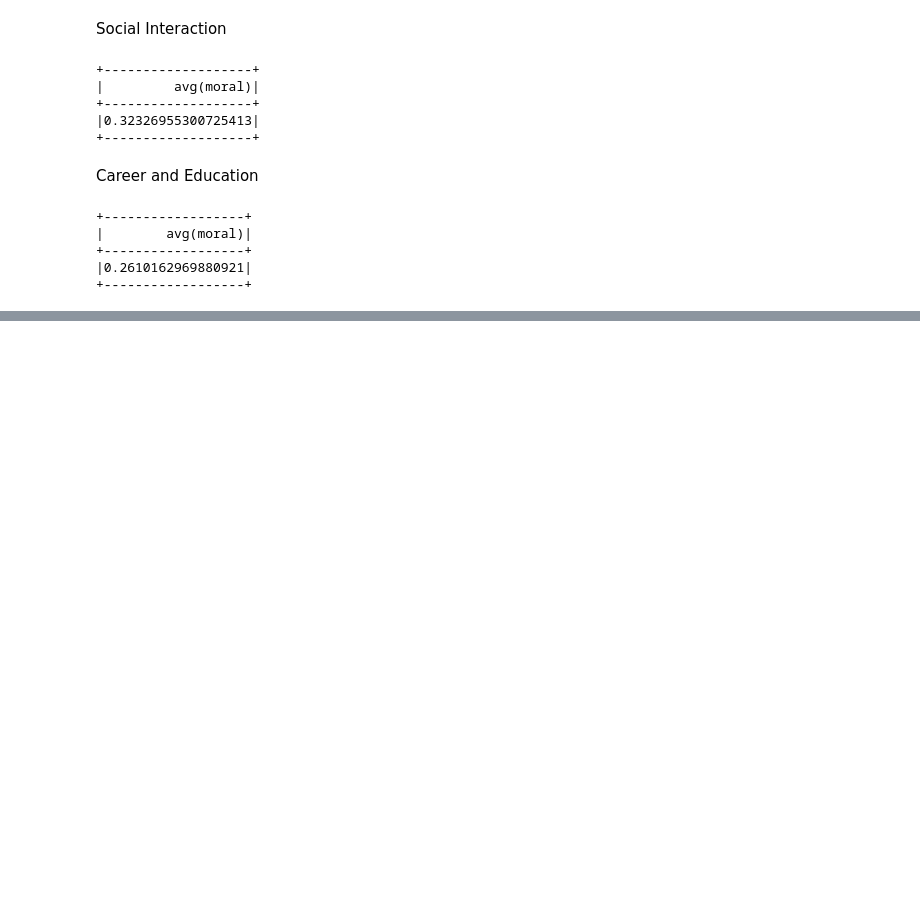
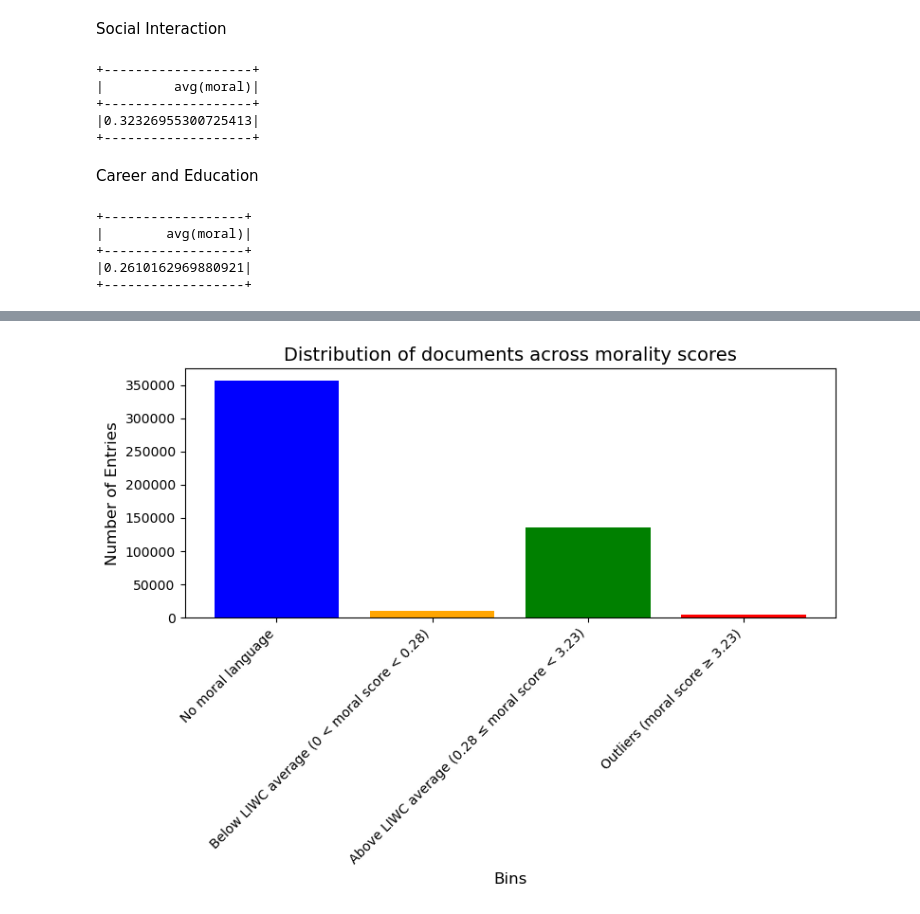
Before and after one commit to natashacarpcast/selfimprovement, a Jupyter notebook: other_testing/topics_morality_exploration.ipynb, the cells around one changed output, grey strips where cells are left out. Cells and saved outputs as stored; diff of their text form; code cells hidden in the pictures; blank space fills up the shorter version.

Commit message:
made bar charts for topics and morality score bins

```diff
--- a/other_testing/topics_morality_exploration.ipynb
+++ b/other_testing/topics_morality_exploration.ipynb
@@ -129,0 +414,8 @@ data.filter(array_contains(data['relevant_attr'], 8)).select(mean("moral")).show
+# %%
+attributes_directory = '../data/data_with_attributes.parquet/'
+attributes_files = [os.path.join(attributes_directory, f) for f in os.listdir(attributes_directory) if f.endswith('.parquet')]
+dfs_attributes = [pd.read_parquet(file) for file in attributes_files]
+df_attributes = pd.concat(dfs_attributes, ignore_index=True)
+df_attributes['moral'] = df_attributes['moral'].astype(float)
+
+df_attributes
@@ -129,0 +436,28 @@ data.filter(array_contains(data['relevant_attr'], 8)).select(mean("moral")).show
+# %%
+bin_0 = df_attributes[df_attributes.moral == 0.00]
+bin_1 = df_attributes[(df_attributes.moral > 0.00) & (df_attributes.moral < 0.28)]
+bin_2 = df_attributes[(df_attributes.moral >= 0.28) & (df_attributes.moral < 3.23)]
+bin_3 = df_attributes[(df_attributes.moral >= 3.23)]
+# %%
+import matplotlib.pyplot as plt
+
+# Count the number of entries in each bin
+bin_sizes = [bin.shape[0] for bin in [bin_0, bin_1, bin_2, bin_3]]
+
+# Define bin labels
+bin_labels = ['No moral language',
+              'Below LIWC average (0 < moral score < 0.28)',
+              'Above LIWC average (0.28 ≤ moral score < 3.23)',
+              'Outliers (moral score ≥ 3.23)']
+
+# Create the bar plot
+plt.figure(figsize=(8, 6))
+plt.bar(bin_labels, bin_sizes, color=['blue', 'orange', 'green', 'red'])
+plt.xlabel('Bins', fontsize=12)
+plt.ylabel('Number of Entries', fontsize=12)
+plt.title('Distribution of documents across morality scores', fontsize=14)
+plt.xticks(rotation=45, ha='right')
+plt.tight_layout()
+plt.show()
+# %% [output]
+[figure, added]
```
Also changed, not shown: parts of 44 cells of this notebook, 1 other file.
